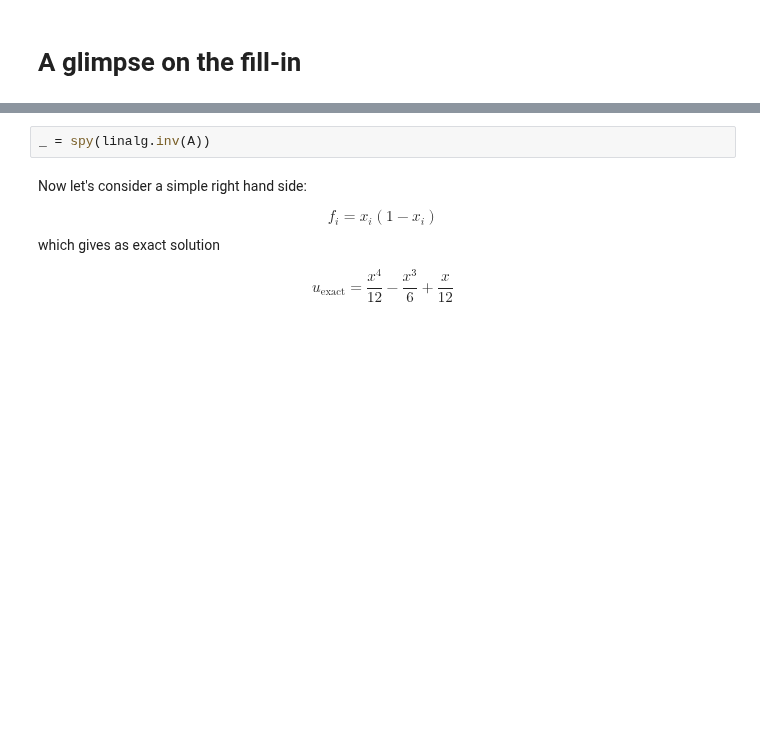
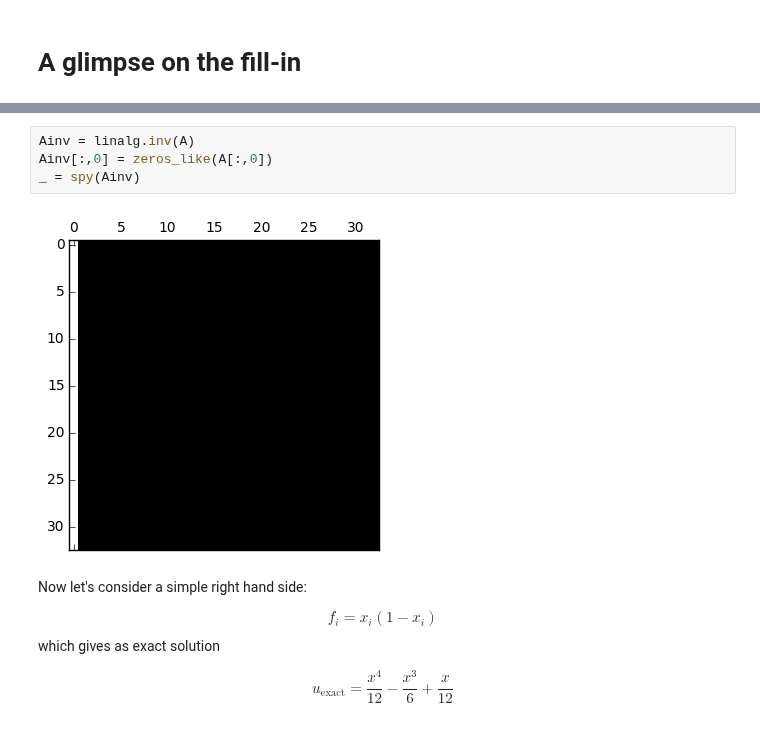
Before and after one commit to sissa/P1.4_seed, a Jupyter notebook: python-lectures/11_incomplete_factorizations.ipynb, the cells around one changed output, grey strips where cells are left out. Cells and saved outputs as stored; diff of their text form; blank space fills up the shorter version.

```diff
--- a/python-lectures/11_incomplete_factorizations.ipynb
+++ b/python-lectures/11_incomplete_factorizations.ipynb
@@ -26,5 +28,9 @@ _= spy(A)
-# %%
-_ = spy(linalg.inv(A))
+# %%
+Ainv = linalg.inv(A)
+Ainv[:,0] = zeros_like(A[:,0])
+_ = spy(Ainv)
+# %% [output]
+[figure, added]
 # %% [markdown]
 Now let's consider a simple right hand side:
 
```
Also changed, not shown: parts of 7 cells of this notebook, 1 other file.
